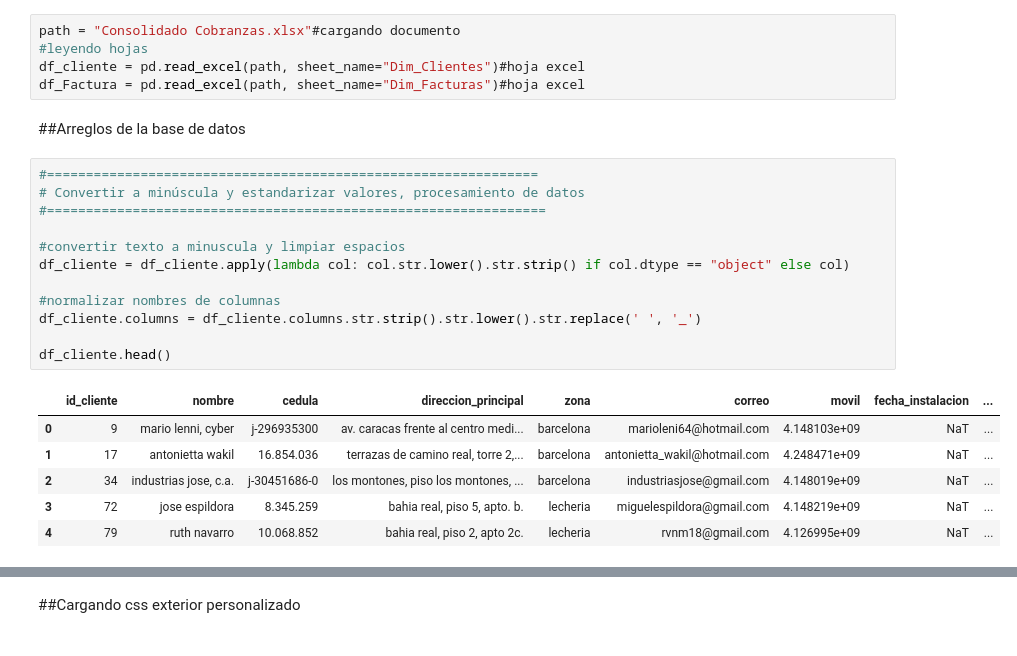
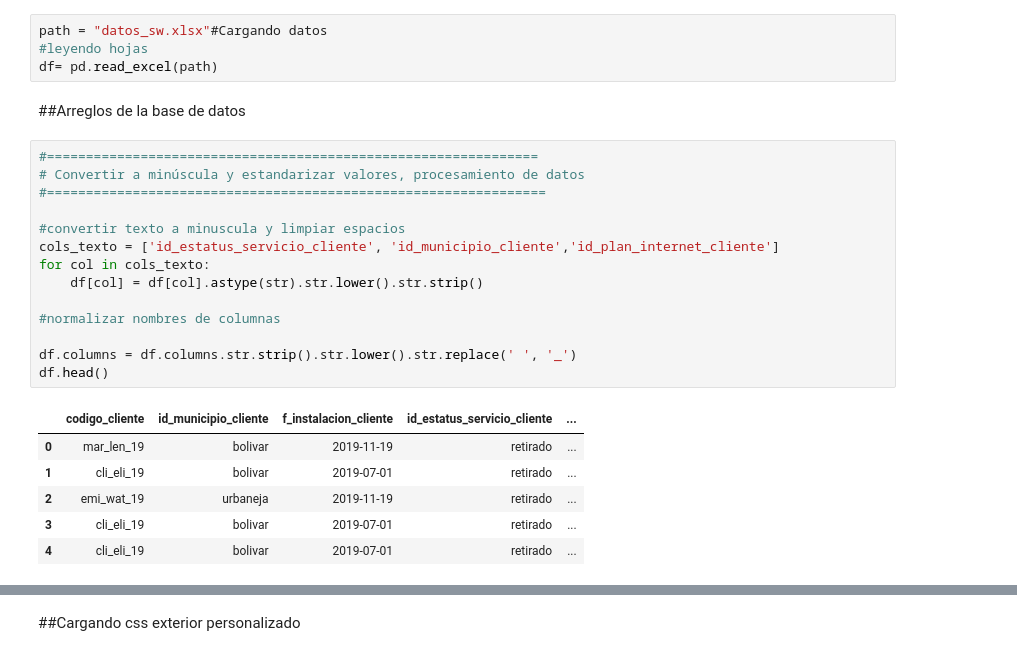
Before and after one commit to AndreaBPG/Dasboards, a Jupyter notebook: dashboard.ipynb, the cells around one changed output, grey strips where cells are left out. Saved outputs shown, nothing was run; the diff lists cells and outputs as text.

Commit message:
Actualizacion base de datos

```diff
--- a/dashboard.ipynb
+++ b/dashboard.ipynb
@@ -7,28 +7,29 @@ import matplotlib.pyplot as plt
 # %% [markdown]
 ##Cargando bases de datos
 # %%
-path = "Consolidado Cobranzas.xlsx"#cargando documento
+path = "datos_sw.xlsx"#Cargando datos
 #leyendo hojas
-df_cliente = pd.read_excel(path, sheet_name="Dim_Clientes")#hoja excel
-df_Factura = pd.read_excel(path, sheet_name="Dim_Facturas")#hoja excel
+df= pd.read_excel(path)
 # %% [markdown]
 ##Arreglos de la base de datos
 # %%
 #===============================================================
 # Convertir a minúscula y estandarizar valores, procesamiento de datos
 #================================================================
 
 #convertir texto a minuscula y limpiar espacios
-df_cliente = df_cliente.apply(lambda col: col.str.lower().str.strip() if col.dtype == "object" else col)
+cols_texto = ['id_estatus_servicio_cliente', 'id_municipio_cliente','id_plan_internet_cliente']
+for col in cols_texto:
+    df[col] = df[col].astype(str).str.lower().str.strip()
 
 #normalizar nombres de columnas
-df_cliente.columns = df_cliente.columns.str.strip().str.lower().str.replace(' ', '_')
 
-df_cliente.head()
+df.columns = df.columns.str.strip().str.lower().str.replace(' ', '_')
+df.head()
 # %% [output]
-|  | id_cliente | nombre | cedula | direccion_principal | zona | correo | movil | fecha_instalacion | ... |
-| 0 | 9 | mario lenni, cyber | j-296935300 | av. caracas frente al centro medi... | barcelona | marioleni64@hotmail.com | 4.148103e+09 | NaT | ... |
-| 1 | 17 | antonietta wakil | 16.854.036 | terrazas de camino real, torre 2,... | barcelona | antonietta_wakil@hotmail.com | 4.248471e+09 | NaT | ... |
-| 2 | 34 | industrias jose, c.a. | j-30451686-0 | los montones, piso los montones, ... | barcelona | industriasjose@gmail.com | 4.148019e+09 | NaT | ... |
-| 3 | 72 | jose espildora | 8.345.259 | bahia real, piso 5, apto. b. | lecheria | miguelespildora@gmail.com | 4.148219e+09 | NaT | ... |
-| 4 | 79 | ruth navarro | 10.068.852 | bahia real, piso 2, apto 2c. | lecheria | rvnm18@gmail.com | 4.126995e+09 | NaT | ... |
+|  | codigo_cliente | id_municipio_cliente | f_instalacion_cliente | id_estatus_servicio_cliente | ... |
+| 0 | mar_len_19 | bolivar | 2019-11-19 | retirado | ... |
+| 1 | cli_eli_19 | bolivar | 2019-07-01 | retirado | ... |
+| 2 | emi_wat_19 | urbaneja | 2019-11-19 | retirado | ... |
+| 3 | cli_eli_19 | bolivar | 2019-07-01 | retirado | ... |
+| 4 | cli_eli_19 | bolivar | 2019-07-01 | retirado | ... |
```
Also changed, not shown: parts of 12 cells of this notebook, 3 other files.
